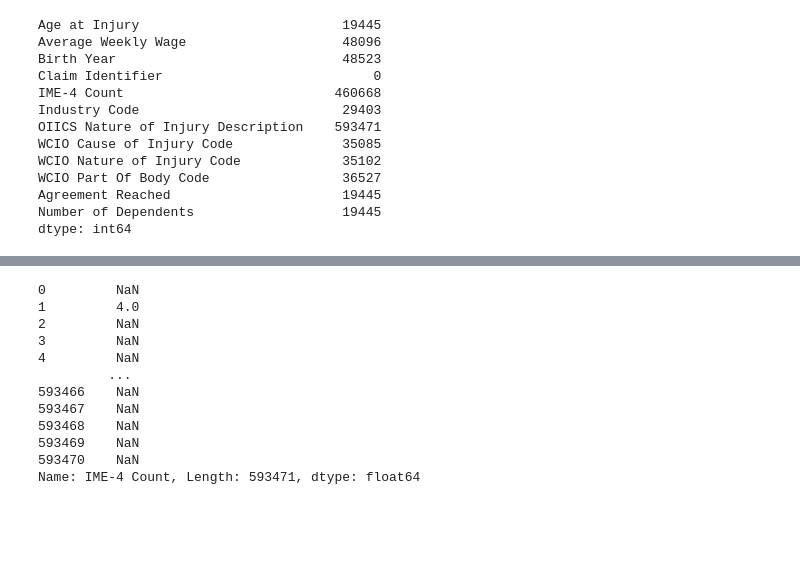
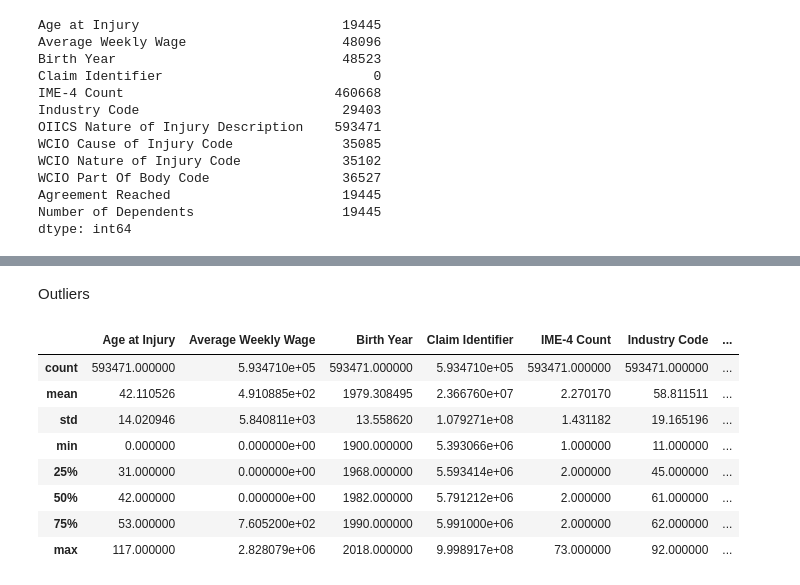
Before and after one commit to JoaoDargent/ML-Project, a Jupyter notebook: ProjetoML_Marta.ipynb, the cells around one changed output, grey strips where cells are left out. Cells and saved outputs as stored; diff of their text form; code cells hidden in the pictures; blank space fills up the shorter version.

```diff
--- a/ProjetoML_Marta.ipynb
+++ b/ProjetoML_Marta.ipynb
@@ -345,17 +284,5 @@ df_numeric['Birth Year'].dropna().mode()[0]
 df_numeric['Birth Year'].replace(0, np.nan, inplace=True)
 df_numeric['Birth Year'].fillna(df_numeric['Birth Year'].dropna().mode()[0], inplace=True)
 # %%
-df_numeric['IME-4 Count']
+df_numeric['IME-4 Count'].fillna(df_numeric['IME-4 Count'].dropna().median(), inplace=True) # using median because it's a count variable
+df_numeric['Industry Code'].fillna(df_numeric['Industry Code'].dropna().mode()[0], inplace=True) # using mode because it's a categorical variable
-# %% [output]
-0         NaN
-1         4.0
-2         NaN
-3         NaN
-4         NaN
-         ...
-593466    NaN
-593467    NaN
-593468    NaN
-593469    NaN
-593470    NaN
-Name: IME-4 Count, Length: 593471, dtype: float64
@@ -361,0 +298,15 @@ Name: IME-4 Count, Length: 593471, dtype: float64
+# %% [markdown]
+Outliers
+# %%
+# check for outliers
+df_numeric.describe()
+# %% [output]
+|  | Age at Injury | Average Weekly Wage | Birth Year | Claim Identifier | IME-4 Count | Industry Code | ... |
+| count | 593471.000000 | 5.934710e+05 | 593471.000000 | 5.934710e+05 | 593471.000000 | 593471.000000 | ... |
+| mean | 42.110526 | 4.910885e+02 | 1979.308495 | 2.366760e+07 | 2.270170 | 58.811511 | ... |
+| std | 14.020946 | 5.840811e+03 | 13.558620 | 1.079271e+08 | 1.431182 | 19.165196 | ... |
+| min | 0.000000 | 0.000000e+00 | 1900.000000 | 5.393066e+06 | 1.000000 | 11.000000 | ... |
+| 25% | 31.000000 | 0.000000e+00 | 1968.000000 | 5.593414e+06 | 2.000000 | 45.000000 | ... |
+| 50% | 42.000000 | 0.000000e+00 | 1982.000000 | 5.791212e+06 | 2.000000 | 61.000000 | ... |
+| 75% | 53.000000 | 7.605200e+02 | 1990.000000 | 5.991000e+06 | 2.000000 | 62.000000 | ... |
+| max | 117.000000 | 2.828079e+06 | 2018.000000 | 9.998917e+08 | 73.000000 | 92.000000 | ... |
```
Also changed, not shown: parts of 22 cells of this notebook, 2 other files.
